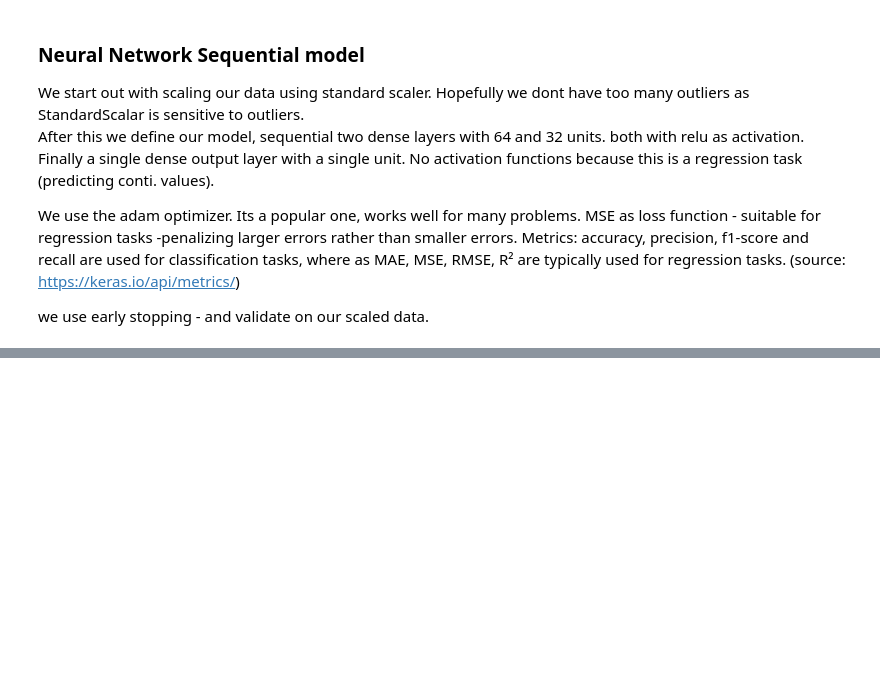
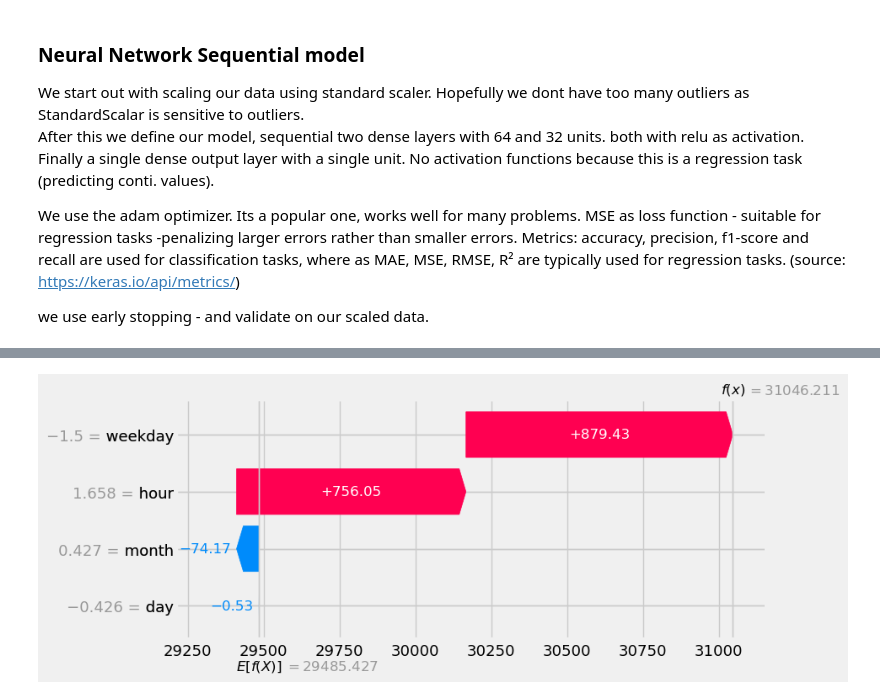
Before and after one commit to hsahmad112/DataAndThingsW2025, a Jupyter notebook: exam_handin/13_Explainability.ipynb, the cells around one changed output, grey strips where cells are left out. Drawn from its saved outputs; the diff is of its cells as text; code cells hidden in the pictures; blank space fills up the shorter version.

```diff
--- a/exam_handin/13_Explainability.ipynb
+++ b/exam_handin/13_Explainability.ipynb
@@ -360 +402,6 @@ Using 35060 background data samples could cause slower run times. Consider using
 ... (41 outputs left out)
+# %%
+#since I was unable to make the force_plot, I decided to make another type of LIME (local interpretable model-agnostic explanation) plot.
+shap.waterfall_plot(shap.Explanation(values=shap_values[0], base_values=explainer.expected_value, data=X_test_scaled[0], feature_names=X.columns))
+# %% [output]
+[figure, added]
```
Also changed, not shown: parts of 12 cells of this notebook.
